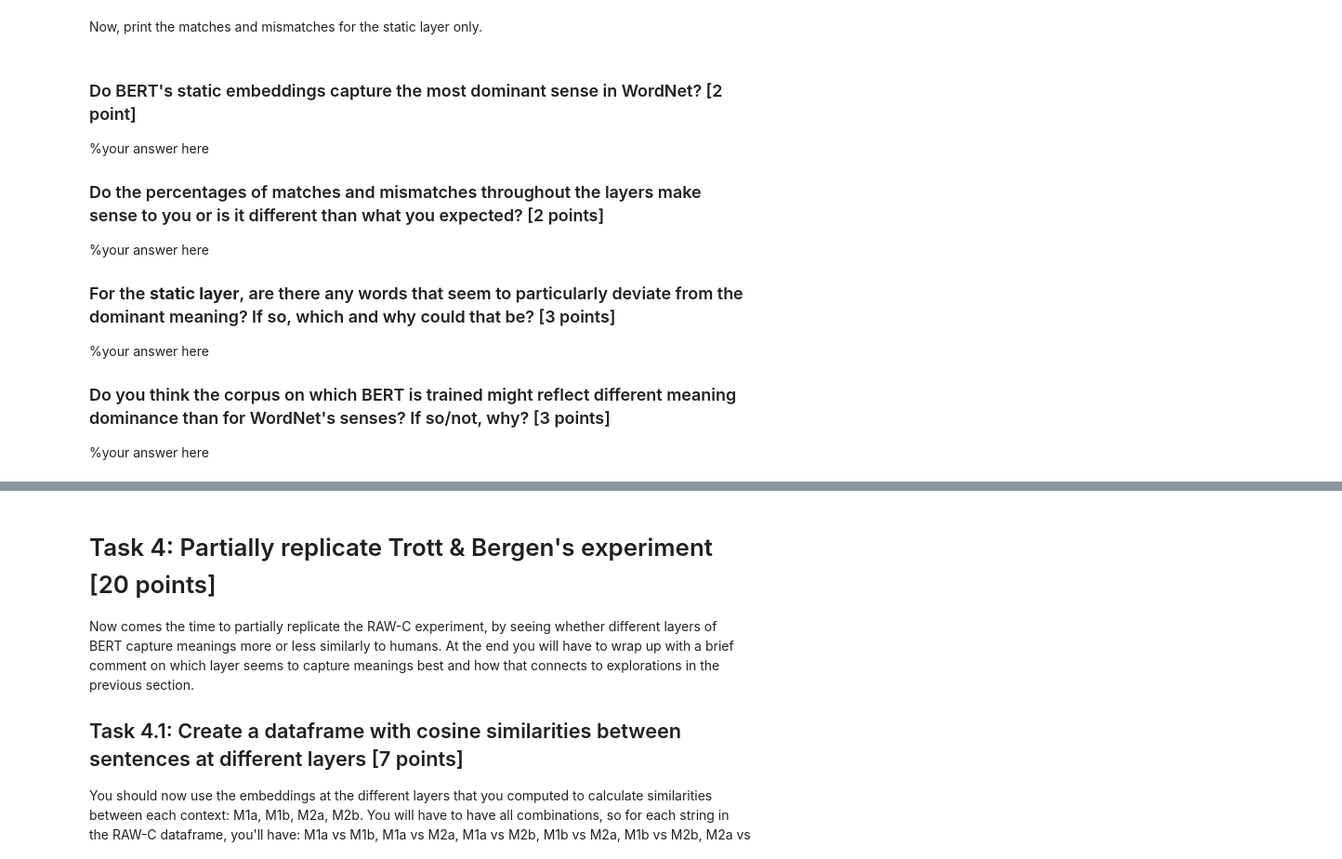
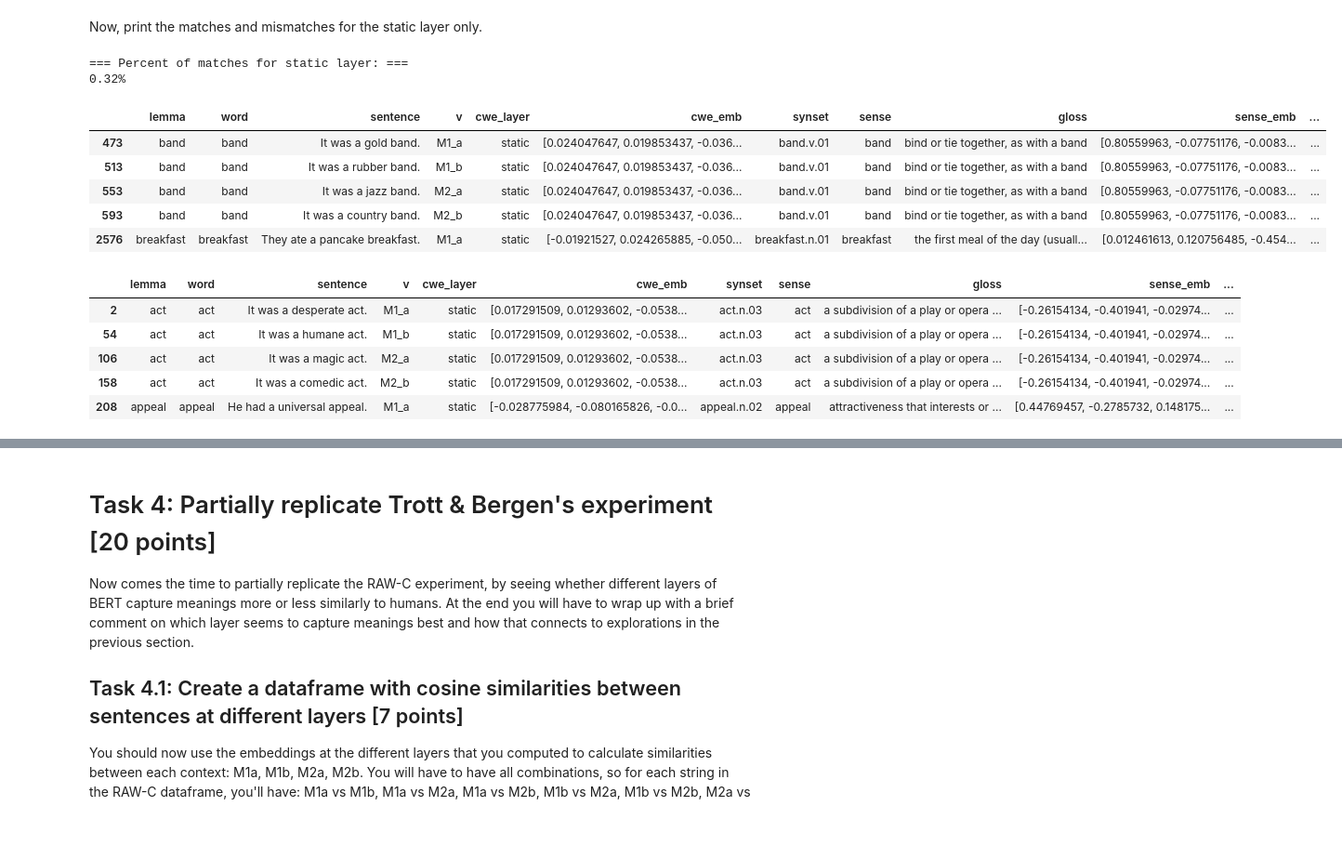
Before and after one commit to kazgar/comp_ling_assignment, a Jupyter notebook: compling26_assignment.ipynb, the cells around one changed output, grey strips where cells are left out. Shown at 93% size. Saved outputs shown, nothing was run; the diff lists cells and outputs as text; code cells hidden in the pictures; blank space fills up the shorter version.

Commit message:
almost finished emb match analysis

```diff
--- a/compling26_assignment.ipynb
+++ b/compling26_assignment.ipynb
@@ -681,0 +669,28 @@ Now, let's quantitatively check if the static layer actually captures the most d
+# %%
+# your code here
+
+# Define function for splitting data into dominant sense matches/mismatches for a specified cwe_layer
+def check_dom_sense_capture(df: pd.DataFrame, cwe_layer: str = "static"):
+    df_dom_sense_capture = df[df["cwe_layer"] == cwe_layer]
+    dom_sense_filter = df_dom_sense_capture["is_sense_dominant"] == True
+    return (
+        df_dom_sense_capture[dom_sense_filter], df_dom_sense_capture[~dom_sense_filter]
+    )
+
+# Retrieve the ratio of dominant senses to all senses to compare
+dom_sense_filter = df_raw_c_cwe_sense_emb_cos_similarities["is_sense_dominant"] == True
+n_dominant_senses = df_raw_c_cwe_sense_emb_cos_similarities[dom_sense_filter]["gloss"].nunique()
+n_all_glosses = df_raw_c_cwe_sense_emb_cos_similarities["gloss"].nunique()
+
+print(f"=== Percent of dominant senses among all senses: ===")
+print(
+    f"{n_dominant_senses / n_all_glosses:.2f}%\n"
+)
+
+# Retrieve dominant sense match ratio for all layers
+for cwe_layer in ["static", "4", "8", "12"]:
+    print(f"=== Percent of dominant sense matches for layer: {cwe_layer} ===")
+    df_matches, df_mismatches = check_dom_sense_capture(
+        df_top_cwe_sense_emb_match, cwe_layer
+    )
+    print(f"{df_matches.shape[0] / df_mismatches.shape[0]:.2f}%\n")
@@ -686,16 +714,34 @@ Now, print the matches and mismatches for the static layer only.
-# %% [markdown]
-### Do BERT's static embeddings capture the most dominant sense in WordNet? [2 point]
-
-%your answer here
-
-### Do the percentages of matches and mismatches throughout the layers make sense to you or is it different than what you expected? [2 points]
-
-%your answer here
-
-### For the **static layer**, are there any words that seem to particularly deviate from the dominant meaning? If so, which and why could that be? [3 points]
-
-%your answer here
-
-### Do you think the corpus on which BERT is trained might reflect different meaning dominance than for WordNet's senses? If so/not, why? [3 points]
-
-%your answer here
+# %%
+# Retrieve match/mismatch dataframes for static layer only
+df_static_matches, df_static_mismatches = check_dom_sense_capture(
+    df_top_cwe_sense_emb_match, cwe_layer="static"
+)
+
+# Print percent of matches for static layer alone
+print(f"=== Percent of matches for static layer: ===")
+print(
+    f"{df_static_matches.shape[0] / df_static_mismatches.shape[0]:.2f}%\n"
+)
+# %% [output]
+=== Percent of matches for static layer: ===
+0.32%
+# %%
+# Print static layer matches dataframe
+df_static_matches.head()
+# %% [output]
+|  | lemma | word | sentence | v | cwe_layer | cwe_emb | synset | sense | gloss | sense_emb | ... |
+| 473 | band | band | It was a gold band. | M1_a | static | [0.024047647, 0.019853437, -0.036... | band.v.01 | band | bind or tie together, as with a band | [0.80559963, -0.07751176, -0.0083... | ... |
+| 513 | band | band | It was a rubber band. | M1_b | static | [0.024047647, 0.019853437, -0.036... | band.v.01 | band | bind or tie together, as with a band | [0.80559963, -0.07751176, -0.0083... | ... |
+| 553 | band | band | It was a jazz band. | M2_a | static | [0.024047647, 0.019853437, -0.036... | band.v.01 | band | bind or tie together, as with a band | [0.80559963, -0.07751176, -0.0083... | ... |
+| 593 | band | band | It was a country band. | M2_b | static | [0.024047647, 0.019853437, -0.036... | band.v.01 | band | bind or tie together, as with a band | [0.80559963, -0.07751176, -0.0083... | ... |
+| 2576 | breakfast | breakfast | They ate a pancake breakfast. | M1_a | static | [-0.01921527, 0.024265885, -0.050... | breakfast.n.01 | breakfast | the first meal of the day (usuall... | [0.012461613, 0.120756485, -0.454... | ... |
+# %%
+# Print static layer mismatches dataframe
+df_static_mismatches.head()
+# %% [output]
+|  | lemma | word | sentence | v | cwe_layer | cwe_emb | synset | sense | gloss | sense_emb | ... |
+| 2 | act | act | It was a desperate act. | M1_a | static | [0.017291509, 0.01293602, -0.0538... | act.n.03 | act | a subdivision of a play or opera ... | [-0.26154134, -0.401941, -0.02974... | ... |
+| 54 | act | act | It was a humane act. | M1_b | static | [0.017291509, 0.01293602, -0.0538... | act.n.03 | act | a subdivision of a play or opera ... | [-0.26154134, -0.401941, -0.02974... | ... |
+| 106 | act | act | It was a magic act. | M2_a | static | [0.017291509, 0.01293602, -0.0538... | act.n.03 | act | a subdivision of a play or opera ... | [-0.26154134, -0.401941, -0.02974... | ... |
+| 158 | act | act | It was a comedic act. | M2_b | static | [0.017291509, 0.01293602, -0.0538... | act.n.03 | act | a subdivision of a play or opera ... | [-0.26154134, -0.401941, -0.02974... | ... |
+| 208 | appeal | appeal | He had a universal appeal. | M1_a | static | [-0.028775984, -0.080165826, -0.0... | appeal.n.02 | appeal | attractiveness that interests or ... | [0.44769457, -0.2785732, 0.148175... | ... |
```
Also changed, not shown: parts of 6 cells of this notebook.
